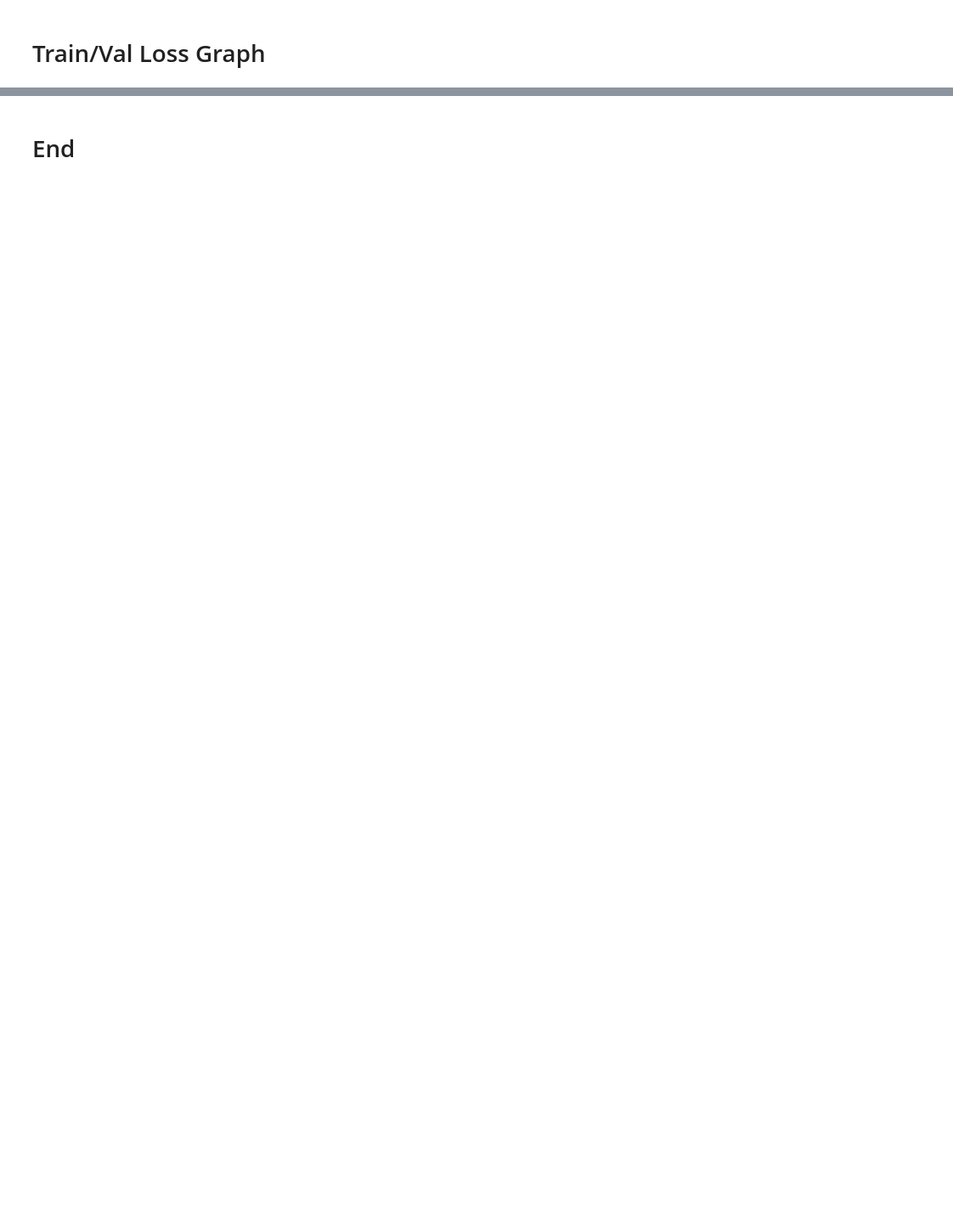
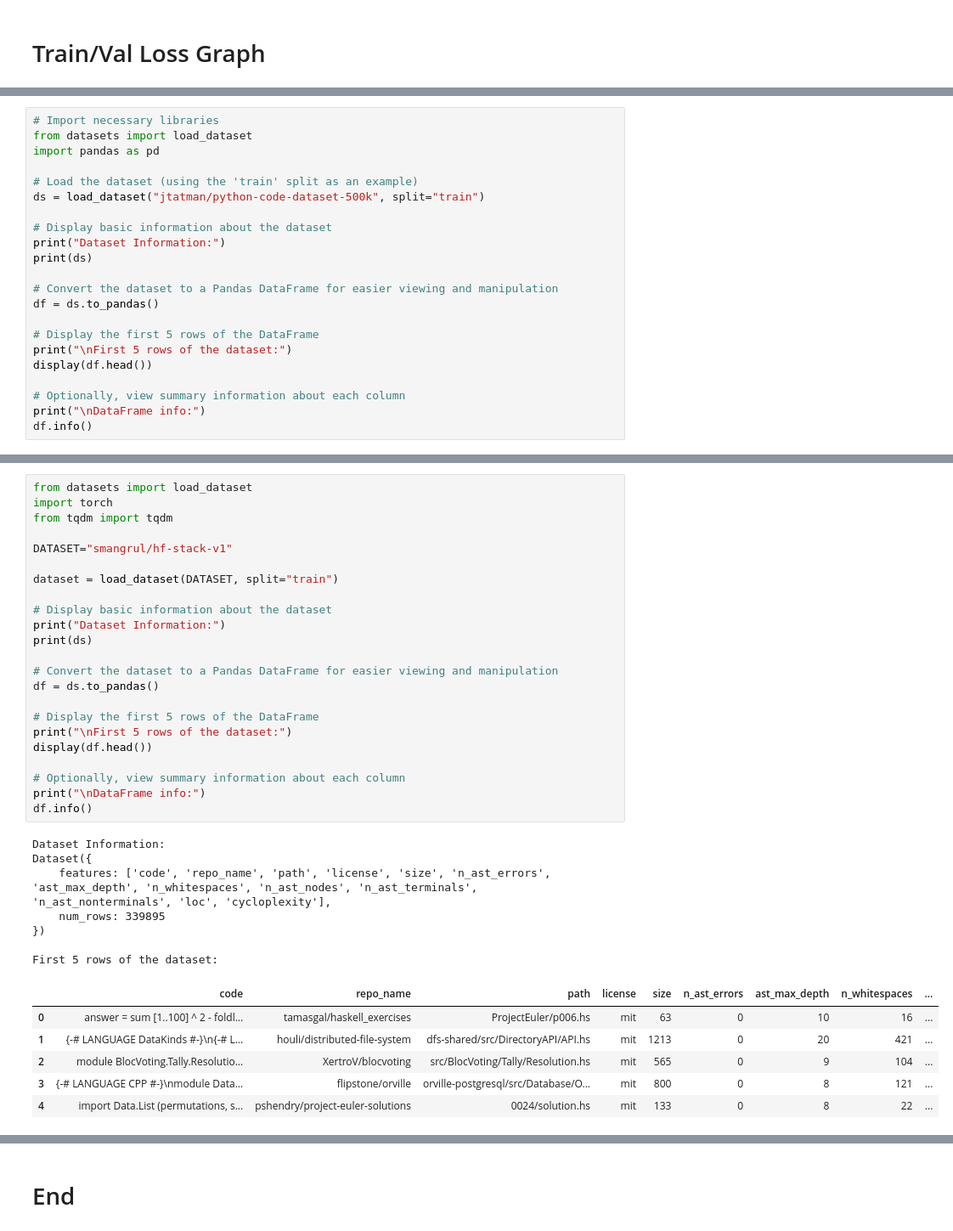
Before and after one commit to TrevorPoon/llm-self-play-liquidhaskell, a Jupyter notebook: src/utils/visual.ipynb, the cells around one changed output, grey strips where cells are left out. Shown at 85% size. Saved outputs shown, nothing was run; the diff lists cells and outputs as text; blank space fills up the shorter version.

Commit message:
finetune_load

```diff
--- a/src/utils/visual.ipynb
+++ b/src/utils/visual.ipynb
@@ -146,0 +149,22 @@ seaborn-whitegrid style not found. Falling back to default style.
+# %%
+# Import necessary libraries
+from datasets import load_dataset
+import pandas as pd
+
+# Load the dataset (using the 'train' split as an example)
+ds = load_dataset("jtatman/python-code-dataset-500k", split="train")
+
+# Display basic information about the dataset
+print("Dataset Information:")
+print(ds)
+
+# Convert the dataset to a Pandas DataFrame for easier viewing and manipulation
+df = ds.to_pandas()
+
+# Display the first 5 rows of the DataFrame
+print("\nFirst 5 rows of the dataset:")
+display(df.head())
+
+# Optionally, view summary information about each column
+print("\nDataFrame info:")
+df.info()
@@ -146,0 +198,37 @@ seaborn-whitegrid style not found. Falling back to default style.
+# %%
+from datasets import load_dataset
+import torch
+from tqdm import tqdm
+
+DATASET="smangrul/hf-stack-v1"
+
+dataset = load_dataset(DATASET, split="train")
+
+# Display basic information about the dataset
+print("Dataset Information:")
+print(ds)
+
+# Convert the dataset to a Pandas DataFrame for easier viewing and manipulation
+df = ds.to_pandas()
+
+# Display the first 5 rows of the DataFrame
+print("\nFirst 5 rows of the dataset:")
+display(df.head())
+
+# Optionally, view summary information about each column
+print("\nDataFrame info:")
+df.info()
+# %% [output]
+Dataset Information:
+Dataset({
+    features: ['code', 'repo_name', 'path', 'license', 'size', 'n_ast_errors', 'ast_max_depth', 'n_whitespaces', 'n_ast_nodes', 'n_ast_terminals', 'n_ast_nonterminals', 'loc', 'cycloplexity'],
+    num_rows: 339895
+})
+
+First 5 rows of the dataset:
+|  | code | repo_name | path | license | size | n_ast_errors | ast_max_depth | n_whitespaces | ... |
+| 0 | answer = sum [1..100] ^ 2 - foldl... | tamasgal/haskell_exercises | ProjectEuler/p006.hs | mit | 63 | 0 | 10 | 16 | ... |
+| 1 | {-# LANGUAGE DataKinds #-}\n{-# L... | houli/distributed-file-system | dfs-shared/src/DirectoryAPI/API.hs | mit | 1213 | 0 | 20 | 421 | ... |
+| 2 | module BlocVoting.Tally.Resolutio... | XertroV/blocvoting | src/BlocVoting/Tally/Resolution.hs | mit | 565 | 0 | 9 | 104 | ... |
+| 3 | {-# LANGUAGE CPP #-}\nmodule Data... | flipstone/orville | orville-postgresql/src/Database/O... | mit | 800 | 0 | 8 | 121 | ... |
+| 4 | import Data.List (permutations, s... | pshendry/project-euler-solutions | 0024/solution.hs | mit | 133 | 0 | 8 | 22 | ... |
```
Also changed, not shown: parts of 6 cells of this notebook, 8 other files.
